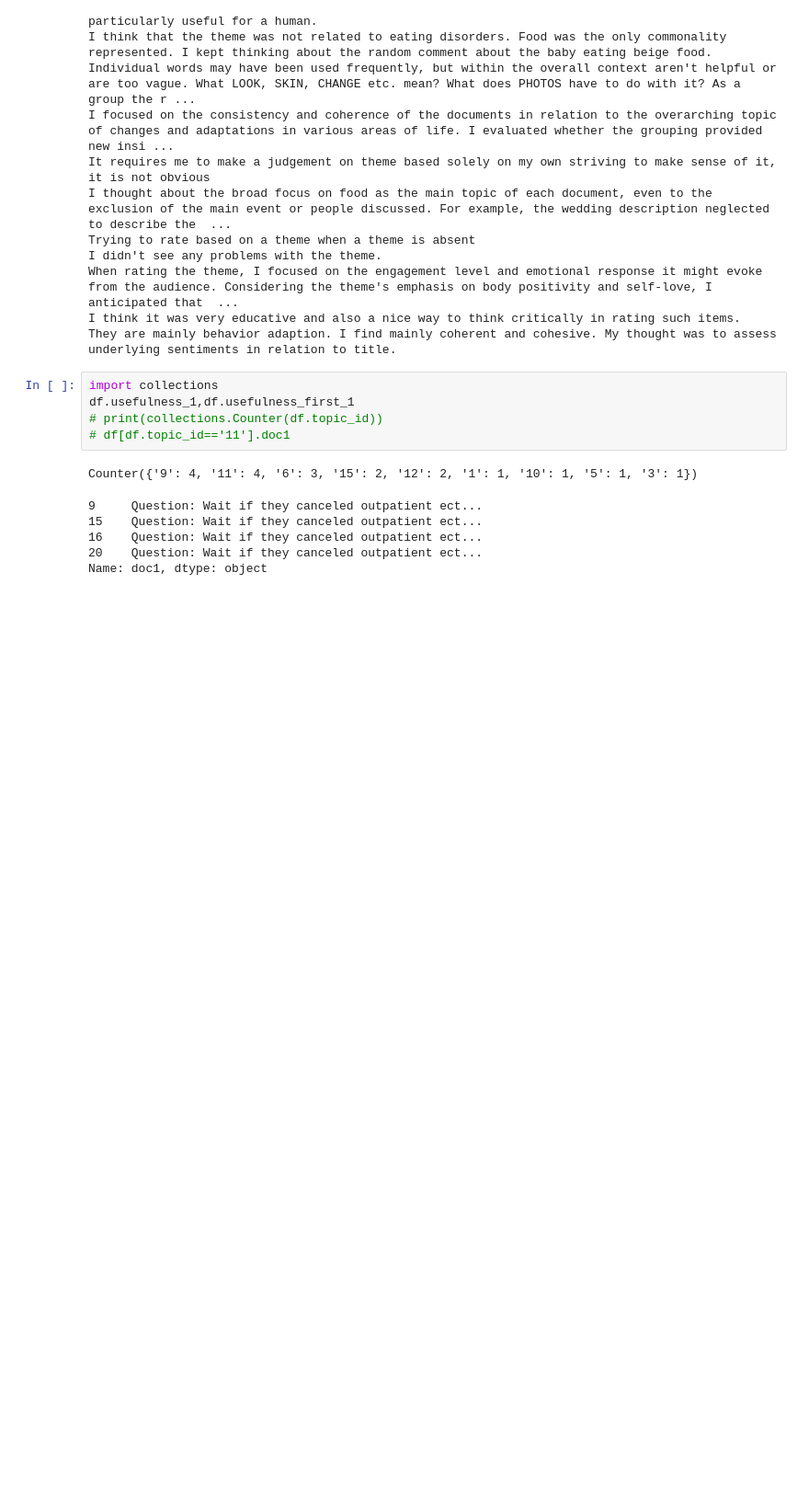
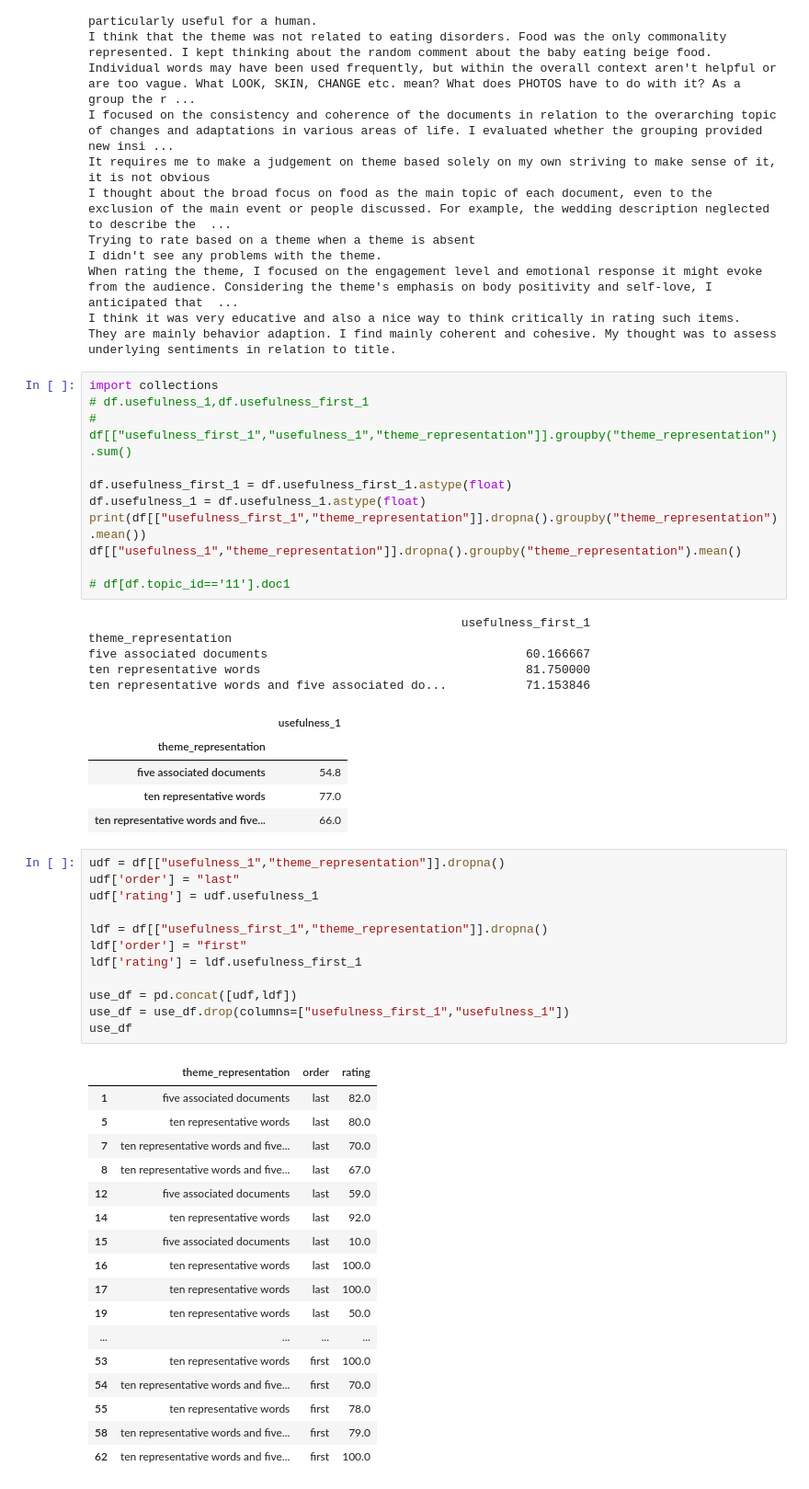
Before and after one commit to aminmarani/topic_modeling_comparison, a Jupyter notebook: data_analysis.ipynb, the cells around one changed output. Shown at 92% size. Cells and saved outputs as stored; diff of their text form; blank space fills up the shorter version.

```diff
--- a/data_analysis.ipynb
+++ b/data_analysis.ipynb
@@ -157,14 +152,54 @@ I think it was very educative and also a nice way to think critically in rating
 They are mainly behavior adaption. I find mainly coherent and cohesive. My thought was to assess underlying sentiments in relation to title.
 # %%
 import collections
-df.usefulness_1,df.usefulness_first_1
-# print(collections.Counter(df.topic_id))
+# df.usefulness_1,df.usefulness_first_1
+# df[["usefulness_first_1","usefulness_1","theme_representation"]].groupby("theme_representation").sum()
+
+df.usefulness_first_1 = df.usefulness_first_1.astype(float)
+df.usefulness_1 = df.usefulness_1.astype(float)
+print(df[["usefulness_first_1","theme_representation"]].dropna().groupby("theme_representation").mean())
+df[["usefulness_1","theme_representation"]].dropna().groupby("theme_representation").mean()
+
 # df[df.topic_id=='11'].doc1
 # %% [output]
-Counter({'9': 4, '11': 4, '6': 3, '15': 2, '12': 2, '1': 1, '10': 1, '5': 1, '3': 1})
+                                                    usefulness_first_1
+theme_representation
+five associated documents                                    60.166667
+ten representative words                                     81.750000
+ten representative words and five associated do...           71.153846
-9     Question: Wait if they canceled outpatient ect...
-15    Question: Wait if they canceled outpatient ect...
-16    Question: Wait if they canceled outpatient ect...
-20    Question: Wait if they canceled outpatient ect...
-Name: doc1, dtype: object
+|  | usefulness_1 |
+| theme_representation |  |
+| five associated documents | 54.8 |
+| ten representative words | 77.0 |
+| ten representative words and five... | 66.0 |
+# %%
+udf = df[["usefulness_1","theme_representation"]].dropna()
+udf['order'] = "last"
+udf['rating'] = udf.usefulness_1
+
+ldf = df[["usefulness_first_1","theme_representation"]].dropna()
+ldf['order'] = "first"
+ldf['rating'] = ldf.usefulness_first_1
+
+use_df = pd.concat([udf,ldf])
+use_df = use_df.drop(columns=["usefulness_first_1","usefulness_1"])
+use_df
+# %% [output]
+|  | theme_representation | order | rating |
+| 1 | five associated documents | last | 82.0 |
+| 5 | ten representative words | last | 80.0 |
+| 7 | ten representative words and five... | last | 70.0 |
+| 8 | ten representative words and five... | last | 67.0 |
+| 12 | five associated documents | last | 59.0 |
+| 14 | ten representative words | last | 92.0 |
+| 15 | five associated documents | last | 10.0 |
+| 16 | ten representative words | last | 100.0 |
+| 17 | ten representative words | last | 100.0 |
+| 19 | ten representative words | last | 50.0 |
+| ... | ... | ... | ... |
+| 53 | ten representative words | first | 100.0 |
+| 54 | ten representative words and five... | first | 70.0 |
+| 55 | ten representative words | first | 78.0 |
+| 58 | ten representative words and five... | first | 79.0 |
+| 62 | ten representative words and five... | first | 100.0 |
 # %%
```
Also changed, not shown: parts of 8 cells of this notebook, 2 other files.
